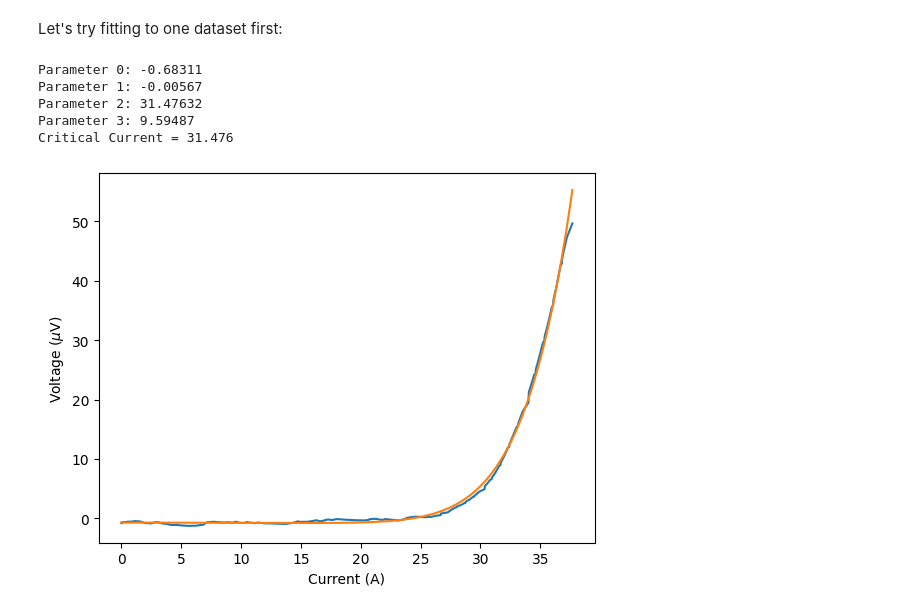
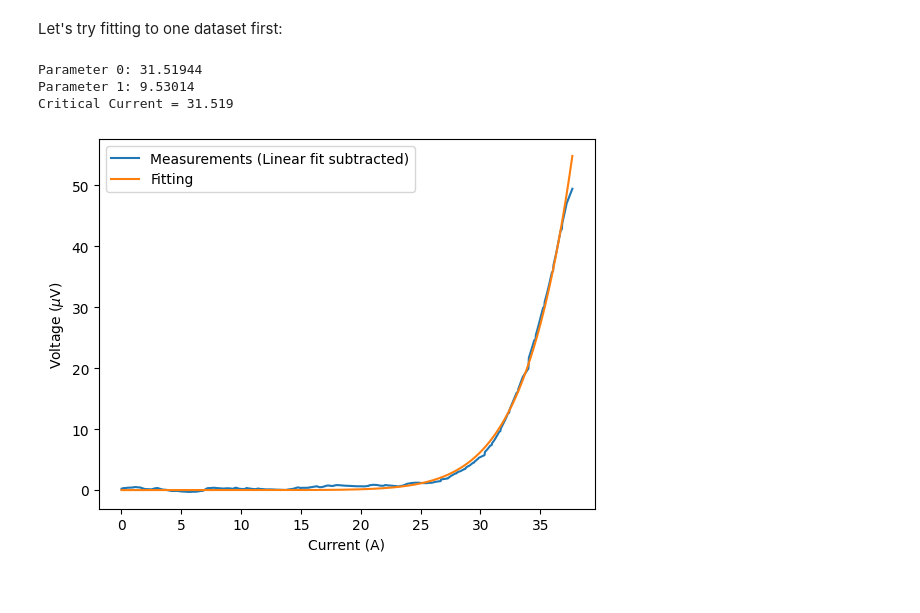
Before and after one commit to rcs19/jrn542_icy_durham, a Jupyter notebook: src/workbook.ipynb, the cells around one changed output. Saved outputs shown, nothing was run; the diff lists cells and outputs as text; code cells hidden in the pictures.

Commit message:
started working on linear baseline subtraction

```diff
--- a/src/workbook.ipynb
+++ b/src/workbook.ipynb
@@ -164,12 +165,17 @@ def linear_fitting(xdata, ydata):
     m - gradient
     c - y-intercept
     """
+    linear_fit = linregress(xdata, ydata)
+    m = linear_fit[0]
+    c = linear_fit[1]
+
+    return m, c
 
 def fit_function(x, *params):   # x is current I
     I_c, n = params
     return 10 * (x/I_c)**n
 
-def fitting(xdata, ydata):
+def power_fitting(xdata, ydata):
     """
     Fits the function y=m*x + V_c * (x/I_c)*30
 
@@ -181,6 +187,7 @@ def fitting(xdata, ydata):
     returns:
     --------
     - I_c - critical current
+    - n - exponent of (I/I_c)^n
     - popt - all parameters from scipy.optimize.curve_fit
     """
 
@@ -204,23 +211,30 @@ Let's try fitting to one dataset first:
 # %%
 filename = 'data/theta0/Measurement_1_0.50_Field_0_Angle.csv'
 df = pd.read_csv(filename, skiprows=11, names=['current_A','voltage_uV','time_s'], sep='\\s+')
 
+# Linear Fitting to half the data
+median_current = df['current_A'].median()
+slope, intercept = linear_fitting(df['current_A'][df['current_A']<median_current], df['voltage_uV'][df['current_A']<median_current])
+linear_yvalues = df['voltage_uV']*slope + intercept
+
+xdata = df['current_A']
+ydata = df['voltage_uV'] - linear_yvalues
+
 x_extended = np.linspace(df['current_A'].min(), df['current_A'].max(), 500)
-A, m, I_c, popt = fitting(df['current_A'], df['voltage_uV'])
+I_c, n, popt = power_fitting(xdata, ydata)
 y_fit = fit_function(x_extended, *popt)
 
 fig, ax = plt.subplots()
-ax.plot(df['current_A'], df['voltage_uV'], label='Measurements')
+ax.plot(xdata, ydata, label='Measurements (Linear fit subtracted)')
 ax.plot(x_extended, y_fit, label='Fitting')
 ax.set_xlabel('Current (A)')
 ax.set_ylabel('Voltage ($\\mu$V)')
+plt.legend()
 plt.plot()
 
 print(f'Critical Current = {I_c:.3f}')
 # %% [output]
-Parameter 0: -0.68311
-Parameter 1: -0.00567
-Parameter 2: 31.47632
-Parameter 3: 9.59487
-Critical Current = 31.476
+Parameter 0: 31.51944
+Parameter 1: 9.53014
+Critical Current = 31.519
-[figure, old version]
+[figure, new version]
```
Also changed, not shown: parts of 1 cell of this notebook.
